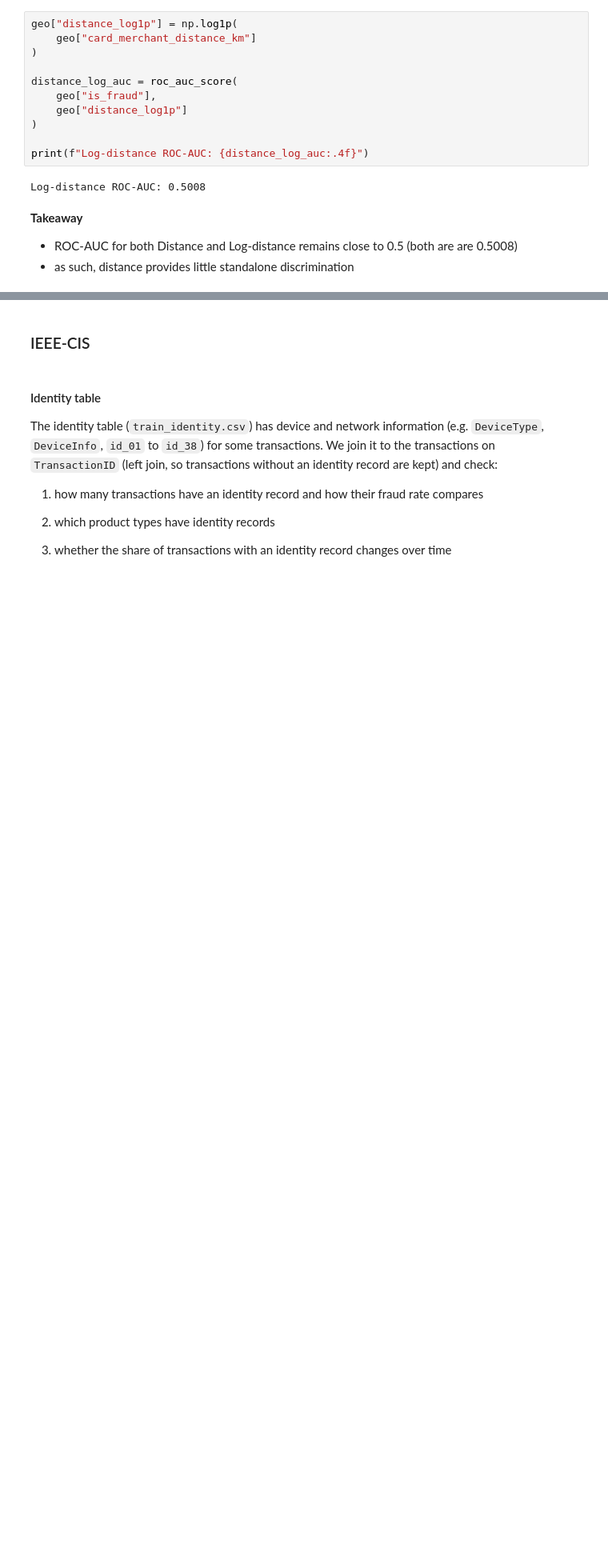
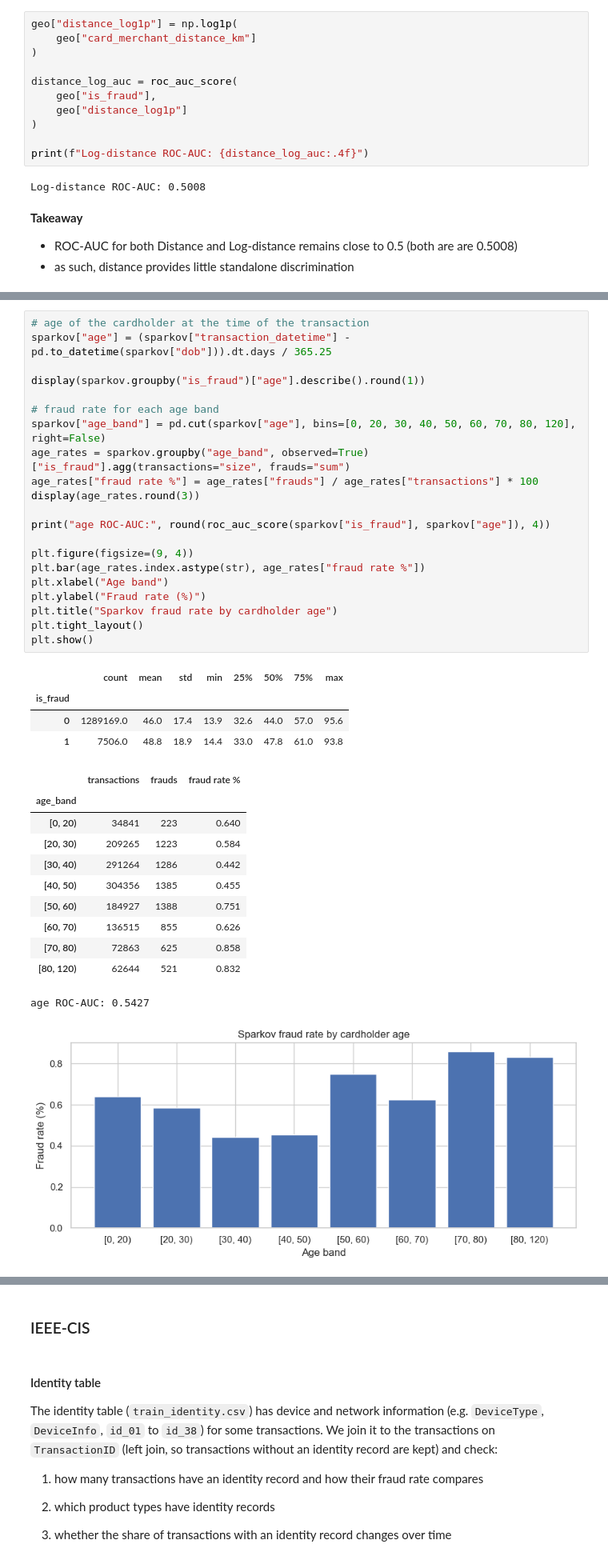
Before and after one commit to xman666888/bt4012-credit-card-fraud, a Jupyter notebook: notebooks/02_exploratory_analysis.ipynb, the cells around one changed output, grey strips where cells are left out. Shown at 80% size. Saved outputs shown, nothing was run; the diff lists cells and outputs as text; blank space fills up the shorter version.

```diff
--- a/notebooks/02_exploratory_analysis.ipynb
+++ b/notebooks/02_exploratory_analysis.ipynb
@@ -262,0 +266,38 @@ Log-distance ROC-AUC: 0.5008
+# %%
+# age of the cardholder at the time of the transaction
+sparkov["age"] = (sparkov["transaction_datetime"] - pd.to_datetime(sparkov["dob"])).dt.days / 365.25
+
+display(sparkov.groupby("is_fraud")["age"].describe().round(1))
+
+# fraud rate for each age band
+sparkov["age_band"] = pd.cut(sparkov["age"], bins=[0, 20, 30, 40, 50, 60, 70, 80, 120], right=False)
+age_rates = sparkov.groupby("age_band", observed=True)["is_fraud"].agg(transactions="size", frauds="sum")
+age_rates["fraud rate %"] = age_rates["frauds"] / age_rates["transactions"] * 100
+display(age_rates.round(3))
+
+print("age ROC-AUC:", round(roc_auc_score(sparkov["is_fraud"], sparkov["age"]), 4))
+
+plt.figure(figsize=(9, 4))
+plt.bar(age_rates.index.astype(str), age_rates["fraud rate %"])
+plt.xlabel("Age band")
+plt.ylabel("Fraud rate (%)")
+plt.title("Sparkov fraud rate by cardholder age")
+plt.tight_layout()
+plt.show()
+# %% [output]
+|  | count | mean | std | min | 25% | 50% | 75% | max |
+| is_fraud |  |  |  |  |  |  |  |  |
+| 0 | 1289169.0 | 46.0 | 17.4 | 13.9 | 32.6 | 44.0 | 57.0 | 95.6 |
+| 1 | 7506.0 | 48.8 | 18.9 | 14.4 | 33.0 | 47.8 | 61.0 | 93.8 |
+|  | transactions | frauds | fraud rate % |
+| age_band |  |  |  |
+| [0, 20) | 34841 | 223 | 0.640 |
+| [20, 30) | 209265 | 1223 | 0.584 |
+| [30, 40) | 291264 | 1286 | 0.442 |
+| [40, 50) | 304356 | 1385 | 0.455 |
+| [50, 60) | 184927 | 1388 | 0.751 |
+| [60, 70) | 136515 | 855 | 0.626 |
+| [70, 80) | 72863 | 625 | 0.858 |
+| [80, 120) | 62644 | 521 | 0.832 |
+age ROC-AUC: 0.5427
+[figure, added]
```
Also changed, not shown: parts of 20 cells of this notebook, 1 other file.
